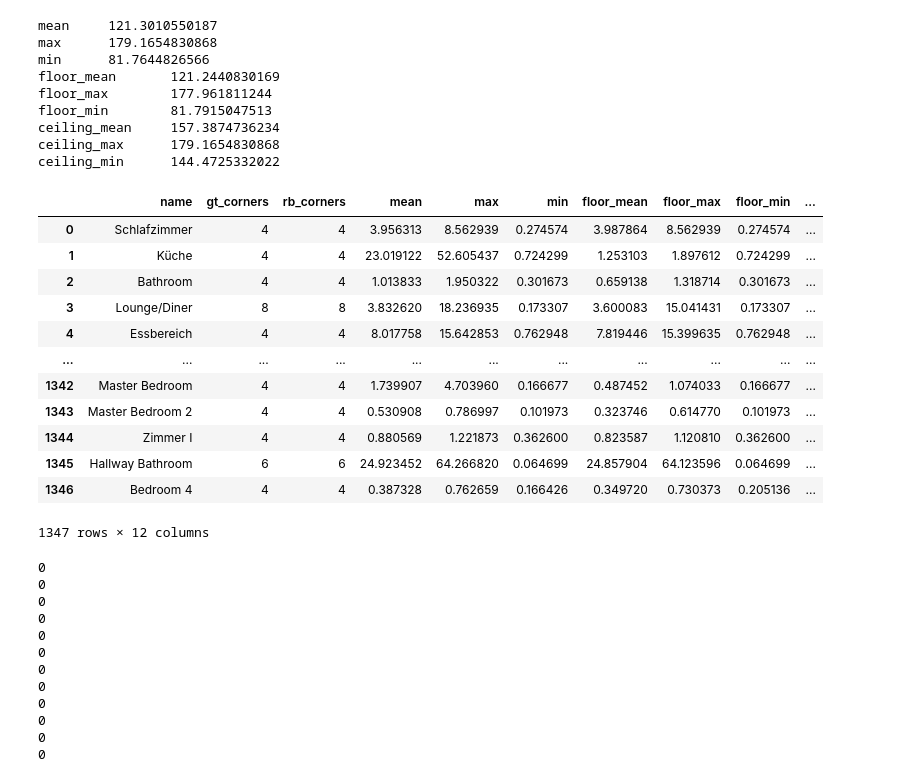
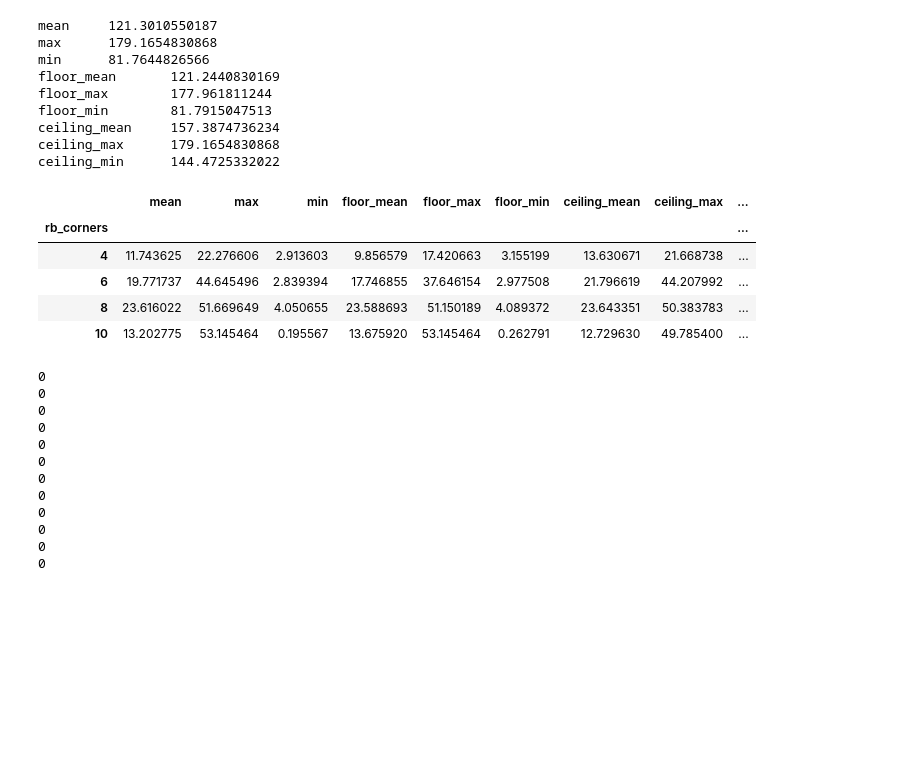
Before and after one commit to HOHENSTAUF/a_miniscule_pandas_test, a Jupyter notebook: Exploratory data analysis.ipynb, the cells around one changed output. Saved outputs shown, nothing was run; the diff lists cells and outputs as text; code cells hidden in the pictures; blank space fills up the shorter version.

```diff
--- a/Exploratory data analysis.ipynb
+++ b/Exploratory data analysis.ipynb
@@ -35,21 +35,14 @@ ceiling_mean     157.3874736234
 ceiling_max      179.1654830868
 ceiling_min      144.4725332022
 # %%
-df
+df.iloc[:,2:].groupby(['rb_corners']).mean()
 # %% [output]
-|  | name | gt_corners | rb_corners | mean | max | min | floor_mean | floor_max | floor_min | ... |
-| 0 | Schlafzimmer | 4 | 4 | 3.956313 | 8.562939 | 0.274574 | 3.987864 | 8.562939 | 0.274574 | ... |
-| 1 | Küche | 4 | 4 | 23.019122 | 52.605437 | 0.724299 | 1.253103 | 1.897612 | 0.724299 | ... |
-| 2 | Bathroom | 4 | 4 | 1.013833 | 1.950322 | 0.301673 | 0.659138 | 1.318714 | 0.301673 | ... |
-| 3 | Lounge/Diner | 8 | 8 | 3.832620 | 18.236935 | 0.173307 | 3.600083 | 15.041431 | 0.173307 | ... |
-| 4 | Essbereich | 4 | 4 | 8.017758 | 15.642853 | 0.762948 | 7.819446 | 15.399635 | 0.762948 | ... |
-| ... | ... | ... | ... | ... | ... | ... | ... | ... | ... | ... |
-| 1342 | Master Bedroom | 4 | 4 | 1.739907 | 4.703960 | 0.166677 | 0.487452 | 1.074033 | 0.166677 | ... |
-| 1343 | Master Bedroom 2 | 4 | 4 | 0.530908 | 0.786997 | 0.101973 | 0.323746 | 0.614770 | 0.101973 | ... |
-| 1344 | Zimmer I | 4 | 4 | 0.880569 | 1.221873 | 0.362600 | 0.823587 | 1.120810 | 0.362600 | ... |
-| 1345 | Hallway Bathroom | 6 | 6 | 24.923452 | 64.266820 | 0.064699 | 24.857904 | 64.123596 | 0.064699 | ... |
-| 1346 | Bedroom 4 | 4 | 4 | 0.387328 | 0.762659 | 0.166426 | 0.349720 | 0.730373 | 0.205136 | ... |
+|  | mean | max | min | floor_mean | floor_max | floor_min | ceiling_mean | ceiling_max | ... |
+| rb_corners |  |  |  |  |  |  |  |  | ... |
+| 4 | 11.743625 | 22.276606 | 2.913603 | 9.856579 | 17.420663 | 3.155199 | 13.630671 | 21.668738 | ... |
+| 6 | 19.771737 | 44.645496 | 2.839394 | 17.746855 | 37.646154 | 2.977508 | 21.796619 | 44.207992 | ... |
+| 8 | 23.616022 | 51.669649 | 4.050655 | 23.588693 | 51.150189 | 4.089372 | 23.643351 | 50.383783 | ... |
+| 10 | 13.202775 | 53.145464 | 0.195567 | 13.675920 | 53.145464 | 0.262791 | 12.729630 | 49.785400 | ... |
-1347 rows × 12 columns
 # %%
 for c in df.columns:
     print(sum(df[c].isna()))
```
Also changed, not shown: 2 other files.
